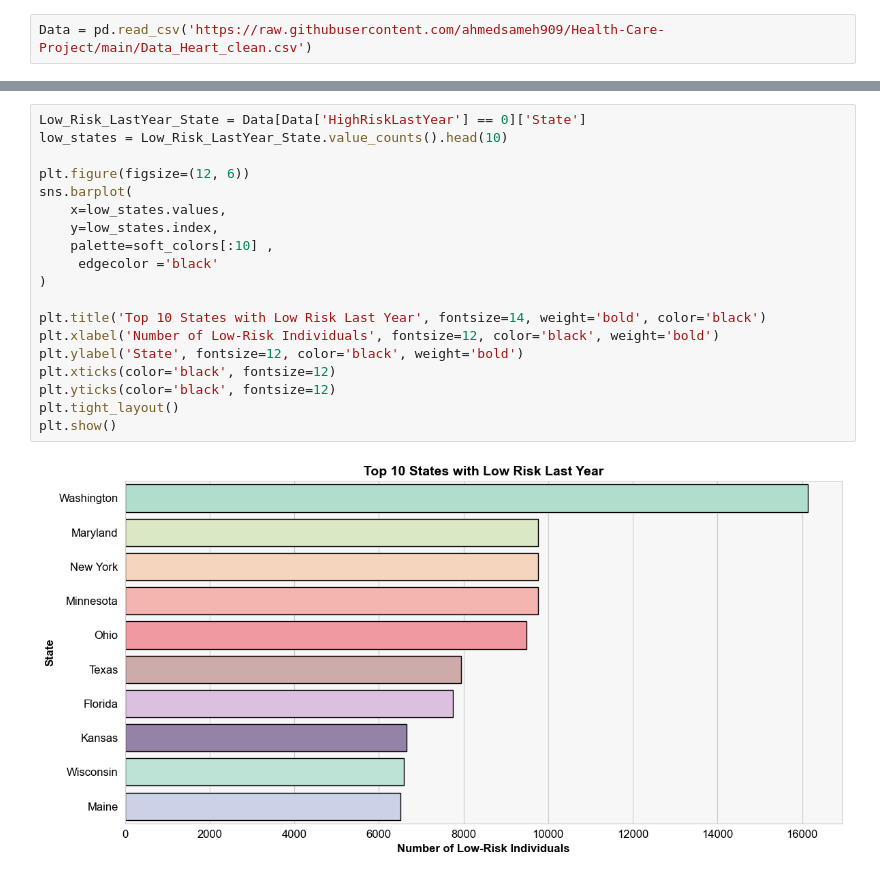
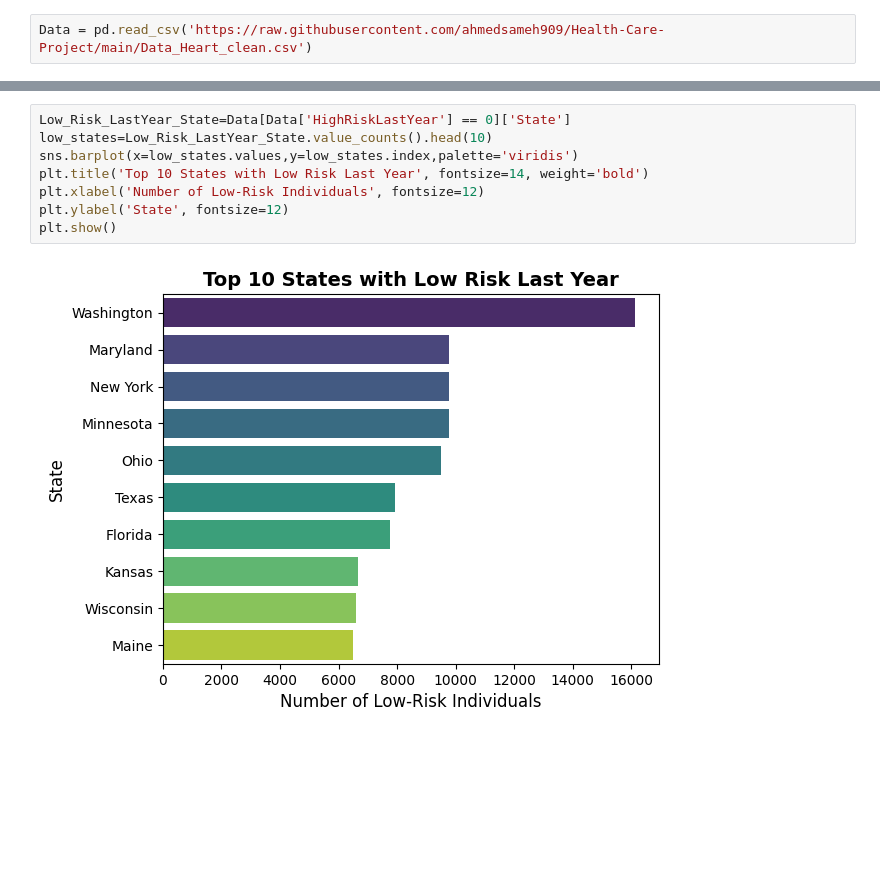
Before and after one commit to ahmedsameh909/Health-Care-Project, a Jupyter notebook: Data_Preprocessing_and_Visualization.ipynb, the cells around one changed output, grey strips where cells are left out. Drawn from its saved outputs; the diff is of its cells as text; blank space fills up the shorter version.

```diff
--- a/Data_Preprocessing_and_Visualization.ipynb
+++ b/Data_Preprocessing_and_Visualization.ipynb
@@ -158,21 +58,10 @@ plt.show()
 # %%
-Low_Risk_LastYear_State = Data[Data['HighRiskLastYear'] == 0]['State']
-low_states = Low_Risk_LastYear_State.value_counts().head(10)
-
-plt.figure(figsize=(12, 6))
-sns.barplot(
-    x=low_states.values,
-    y=low_states.index,
-    palette=soft_colors[:10] ,
-     edgecolor ='black'
-)
-
-plt.title('Top 10 States with Low Risk Last Year', fontsize=14, weight='bold', color='black')
-plt.xlabel('Number of Low-Risk Individuals', fontsize=12, color='black', weight='bold')
-plt.ylabel('State', fontsize=12, color='black', weight='bold')
-plt.xticks(color='black', fontsize=12)
-plt.yticks(color='black', fontsize=12)
-plt.tight_layout()
+Low_Risk_LastYear_State=Data[Data['HighRiskLastYear'] == 0]['State']
+low_states=Low_Risk_LastYear_State.value_counts().head(10)
+sns.barplot(x=low_states.values,y=low_states.index,palette='viridis')
+plt.title('Top 10 States with Low Risk Last Year', fontsize=14, weight='bold')
+plt.xlabel('Number of Low-Risk Individuals', fontsize=12)
+plt.ylabel('State', fontsize=12)
 plt.show()
 # %% [output]
-[figure, old version]
+[figure, new version]
```
Also changed, not shown: parts of 20 cells of this notebook.
